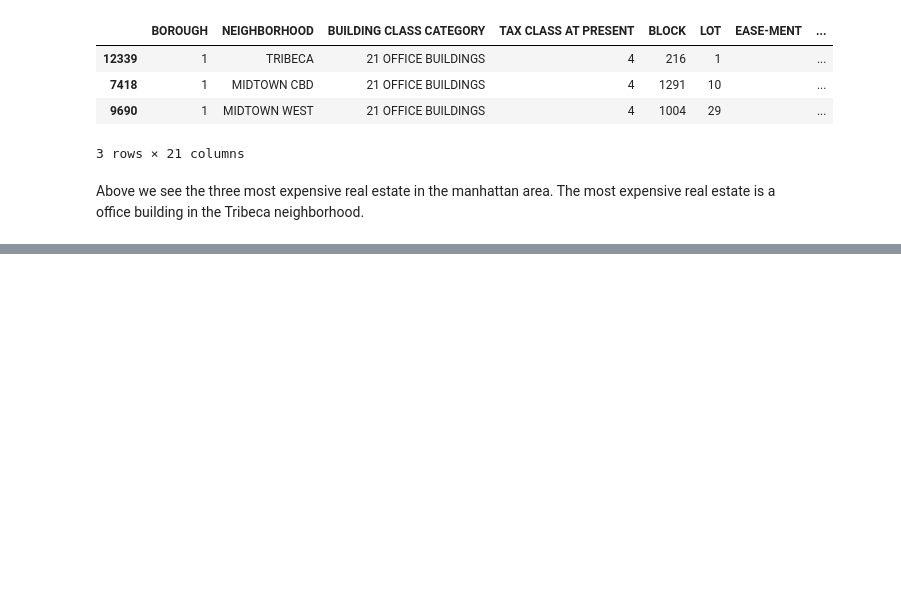
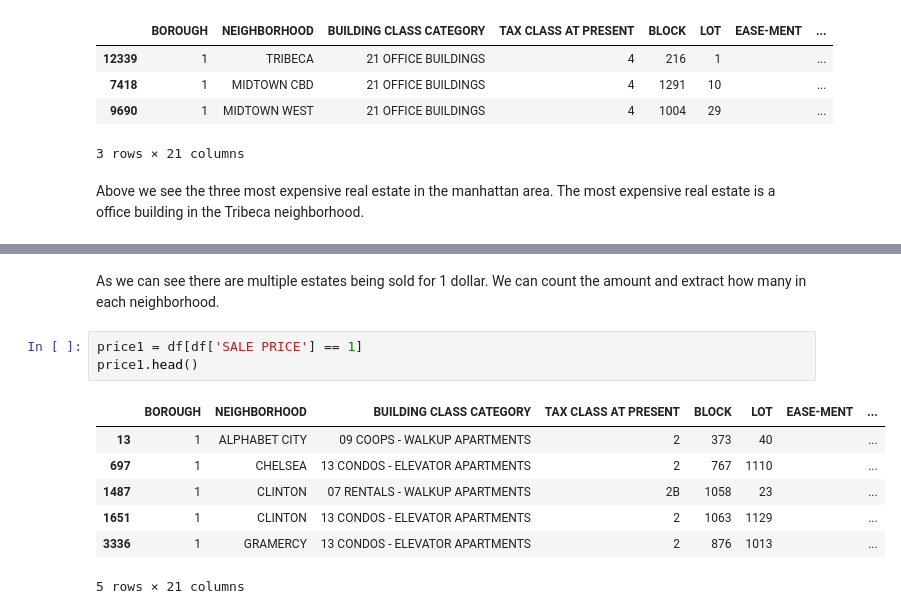
Before and after one commit to Nalanys/DV1597_Intelligent_dataanalys, a Jupyter notebook: Exercises/Exercise_3.ipynb, the cells around one changed output, grey strips where cells are left out. Drawn from its saved outputs; the diff is of its cells as text; blank space fills up the shorter version.

```diff
--- a/Exercises/Exercise_3.ipynb
+++ b/Exercises/Exercise_3.ipynb
@@ -43,0 +61,13 @@ Least expensive real estate location in Manhattan:
+# %% [markdown]
+As we can see there are multiple estates being sold for 1 dollar. We can count the amount and extract how many in each neighborhood.
+# %%
+price1 = df[df['SALE PRICE'] == 1]
+price1.head()
+# %% [output]
+|  | BOROUGH | NEIGHBORHOOD | BUILDING CLASS CATEGORY | TAX CLASS AT PRESENT | BLOCK | LOT | EASE-MENT | ... |
+| 13 | 1 | ALPHABET CITY | 09 COOPS - WALKUP APARTMENTS | 2 | 373 | 40 |  | ... |
+| 697 | 1 | CHELSEA | 13 CONDOS - ELEVATOR APARTMENTS | 2 | 767 | 1110 |  | ... |
+| 1487 | 1 | CLINTON | 07 RENTALS - WALKUP APARTMENTS | 2B | 1058 | 23 |  | ... |
+| 1651 | 1 | CLINTON | 13 CONDOS - ELEVATOR APARTMENTS | 2 | 1063 | 1129 |  | ... |
+| 3336 | 1 | GRAMERCY | 13 CONDOS - ELEVATOR APARTMENTS | 2 | 876 | 1013 |  | ... |
+5 rows × 21 columns
```
Also changed, not shown: parts of 7 cells of this notebook.
